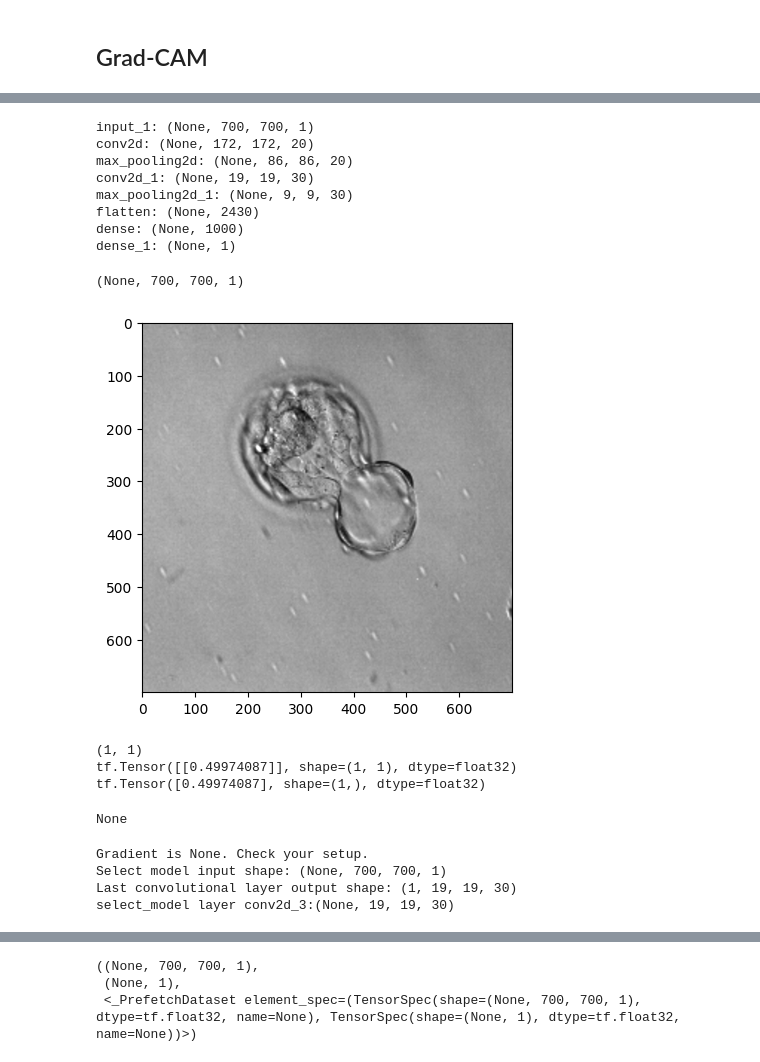
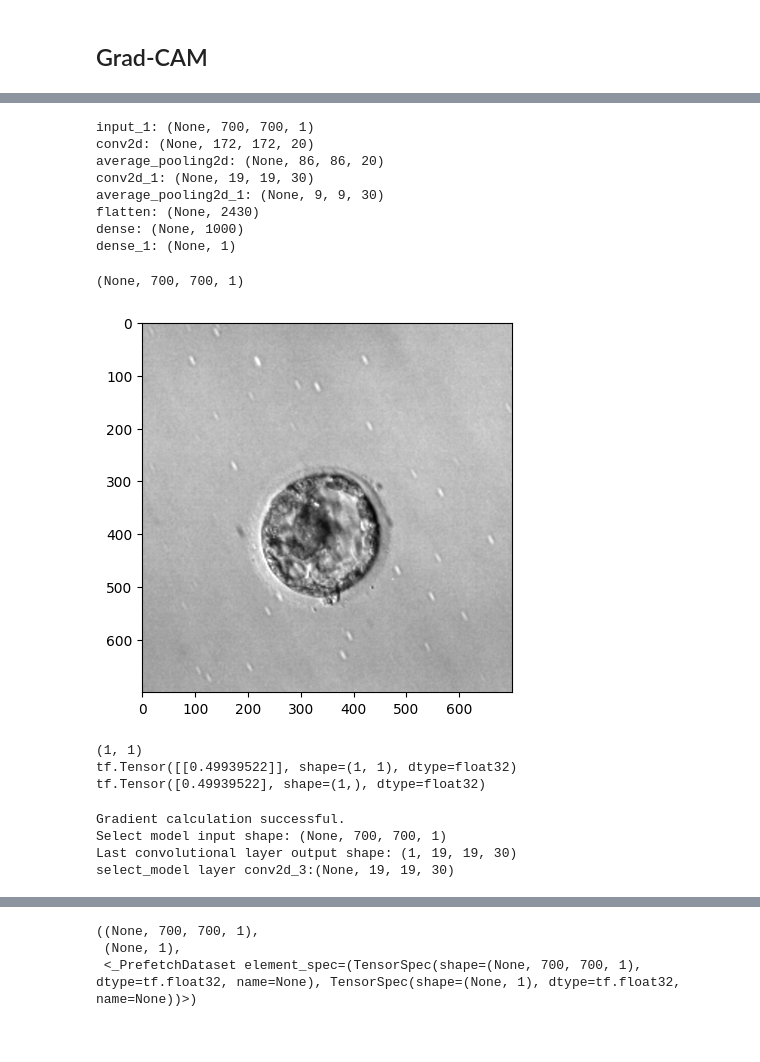
Before and after one commit to Echoslayer/Embryo-Hyperspectral-DL-Recognition-System, a Jupyter notebook: Tensorflow_T_Max_SX(300)v1-0.001.ipynb, the cells around one changed output, grey strips where cells are left out. Drawn from its saved outputs; the diff is of its cells as text; code cells hidden in the pictures.

Commit message:
Fix Grad-CAM and Two try

```diff
--- a/Tensorflow_T_Max_SX(300)v1-0.001.ipynb
+++ b/Tensorflow_T_Max_SX(300)v1-0.001.ipynb
@@ -598,5 +621,8 @@ INFO:tensorflow:Assets written to: F:\Code\Embryo-Hyperspectral-DL-Recognition-S
 # %%
 ## save_test
-loaded_model = tf.keras.models.load_model(save_path)
+load_name = "seneior_sister_model_20240702_epoch30_averagepoling"
+load_folder = data_dir
+load_path = os.path.join(load_folder, load_name)
+loaded_model = tf.keras.models.load_model(load_path)
 loaded_model.predict(test_ds) == net.predict(test_ds), loaded_model.predict(test_ds)
 # %% [output]
@@ -820,12 +850,13 @@ plt.show()
 # %%
-select_model = net
+# select_model = net
+select_model = loaded_model
 print("\n".join([f"{layer.name}: {layer.output.shape}" for layer in select_model.layers]))
 # %% [output]
 input_1: (None, 700, 700, 1)
 conv2d: (None, 172, 172, 20)
-max_pooling2d: (None, 86, 86, 20)
+average_pooling2d: (None, 86, 86, 20)
 conv2d_1: (None, 19, 19, 30)
-max_pooling2d_1: (None, 9, 9, 30)
+average_pooling2d_1: (None, 9, 9, 30)
 flatten: (None, 2430)
 dense: (None, 1000)
 dense_1: (None, 1)
@@ -836,63 +867,47 @@ net.input_shape
 # %%
 ## Grad-CAM ##
 # Assuming `sample_img` is a numpy array of shape (700, 700, 1)
 # Replace `sample_img` with your actual image array
 # sample_img = np.random.rand(700, 700, 1)  # Placeholder, replace with actual image
 
-select_model = net
 last_layer_from = -4
 
 # image = np.array(sample_img)
 if image.shape != (700, 700, 1):
     image = cv2.resize(image, (700, 700)).reshape((700, 700, 1))
 plt.imshow(image.squeeze(), cmap='gray')
 plt.show()
 
 # Get the last convolutional layer
 last_conv_layer = select_model.get_layer("conv2d_1")  # 使用層名稱來獲取最後一層卷積層
 last_conv_layer_model = tf.keras.Model(select_model.inputs, last_conv_layer.output)
 
 # Construct the classifier model up to the last convolutional layer
 classifier_input = tf.keras.Input(shape=last_conv_layer.output.shape[1:])
 x = classifier_input
 for layer in select_model.layers[-4:]:  # 只保留卷積層之後的部分
     x = layer(x)
 classifier_model = tf.keras.Model(classifier_input, x)
 # %% [output]
-[figure, old version]
+[figure, new version]
 # %%
+# 確保 last_conv_layer_model 和 select_model 的關聯是正確的
 with tf.GradientTape() as tape:
     inputs = image[np.newaxis, ...]
     last_conv_layer_output = last_conv_layer_model(inputs)
     tape.watch(last_conv_layer_output)
-    preds = select_model(inputs)
+    preds = classifier_model(last_conv_layer_output)
     print(preds.shape)
     print(preds)
     top_class_channel = preds[:, 0]
     print(top_class_channel)
 # %% [output]
 (1, 1)
-tf.Tensor([[0.49974087]], shape=(1, 1), dtype=float32)
-tf.Tensor([0.49974087], shape=(1,), dtype=float32)
+tf.Tensor([[0.49939522]], shape=(1, 1), dtype=float32)
+tf.Tensor([0.49939522], shape=(1,), dtype=float32)
-# %%
-# 確保 last_conv_layer_model 和 select_model 的關聯是正確的
-with tf.GradientTape() as tape:
-    inputs = image[np.newaxis, ...]
-    last_conv_layer_output = last_conv_layer_model(inputs)
-    tape.watch(last_conv_layer_output)
-    preds = select_model(inputs)
-    top_class_channel = preds[:, 0]
-
-# 計算 top_class_channel 相對於 last_conv_layer_output 的梯度
-grads = tape.gradient(top_class_channel, last_conv_layer_output)
-
-# 確認 grads 是否為 None
-print("None" if grads is None else "Exist")
-# %% [output]
-None
 # %%
 # 取得梯度
-grads = tape.gradient(tf.constant([0]), last_conv_layer_output)
+grads = tape.gradient(top_class_channel, last_conv_layer_output)
 
 # 確保梯度不為空
 if grads is not None:
@@ -903,7 +918,7 @@ print(f"Select model input shape: {select_model.input_shape}")
 print(f"Last convolutional layer output shape: {last_conv_layer_output.shape}")
 print(f"select_model layer conv2d_3:{select_model.get_layer('conv2d_1').output.shape}")
 # %% [output]
-Gradient is None. Check your setup.
+Gradient calculation successful.
 Select model input shape: (None, 700, 700, 1)
 Last convolutional layer output shape: (1, 19, 19, 30)
 select_model layer conv2d_3:(None, 19, 19, 30)
```
Also changed, not shown: parts of 23 cells of this notebook, 43 other files.
